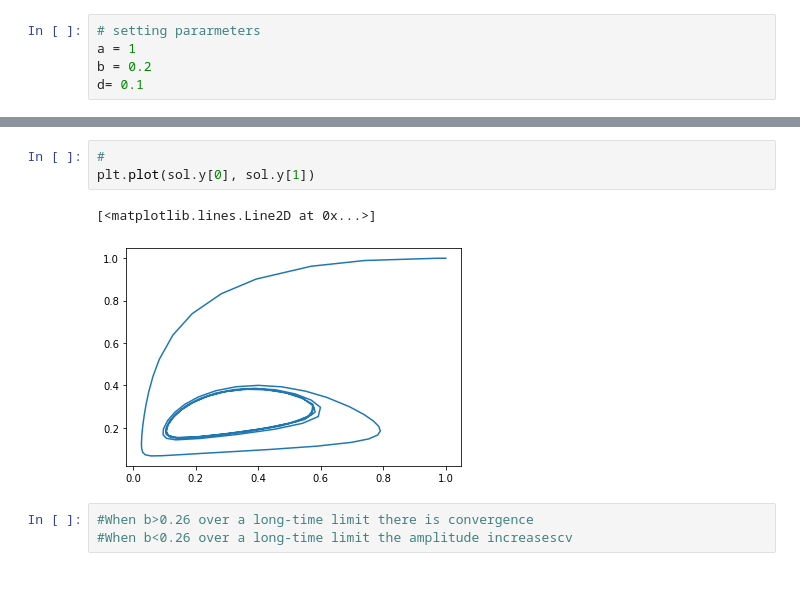
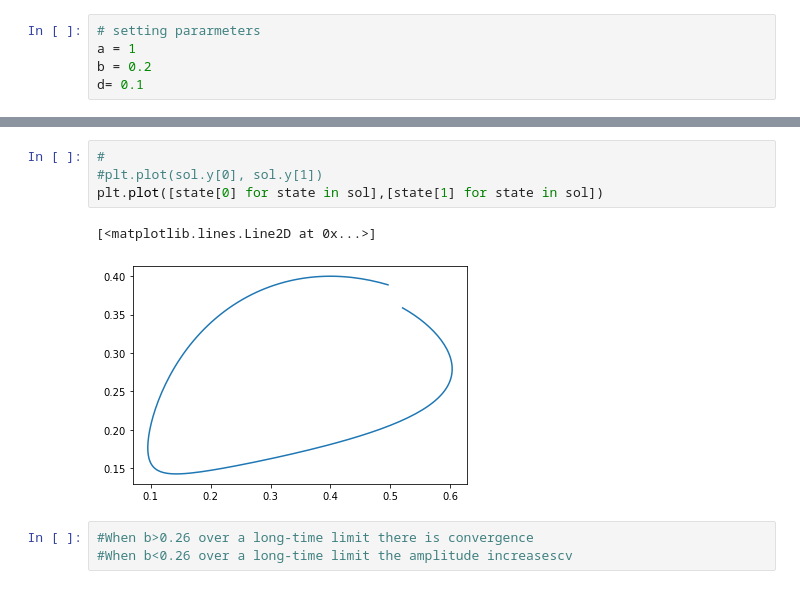
Before and after one commit to TheaRoseBarnes/emat30008, a Jupyter notebook: NumericalShooting.ipynb, the cells around one changed output, grey strips where cells are left out. Drawn from its saved outputs; the diff is of its cells as text.

```diff
--- a/NumericalShooting.ipynb
+++ b/NumericalShooting.ipynb
@@ -28,9 +86,10 @@ plt.plot(sol.t,sol.y[1])
-# %%
-#
-plt.plot(sol.y[0], sol.y[1])
-# %% [output]
-[<matplotlib.lines.Line2D at 0x...>]
-[figure, removed]
+# %%
+#
+#plt.plot(sol.y[0], sol.y[1])
+plt.plot([state[0] for state in sol],[state[1] for state in sol])
+# %% [output]
+[<matplotlib.lines.Line2D at 0x...>]
+[figure, added]
 # %%
 #When b>0.26 over a long-time limit there is convergence
 #When b<0.26 over a long-time limit the amplitude increasescv
```
Also changed, not shown: parts of 21 cells of this notebook.
